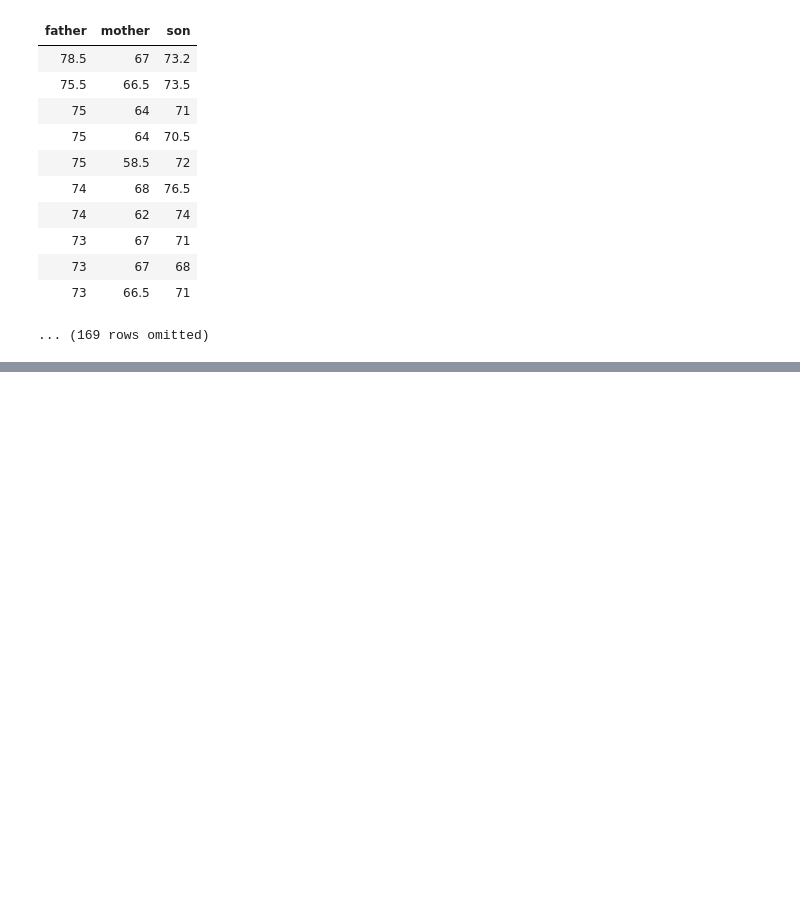
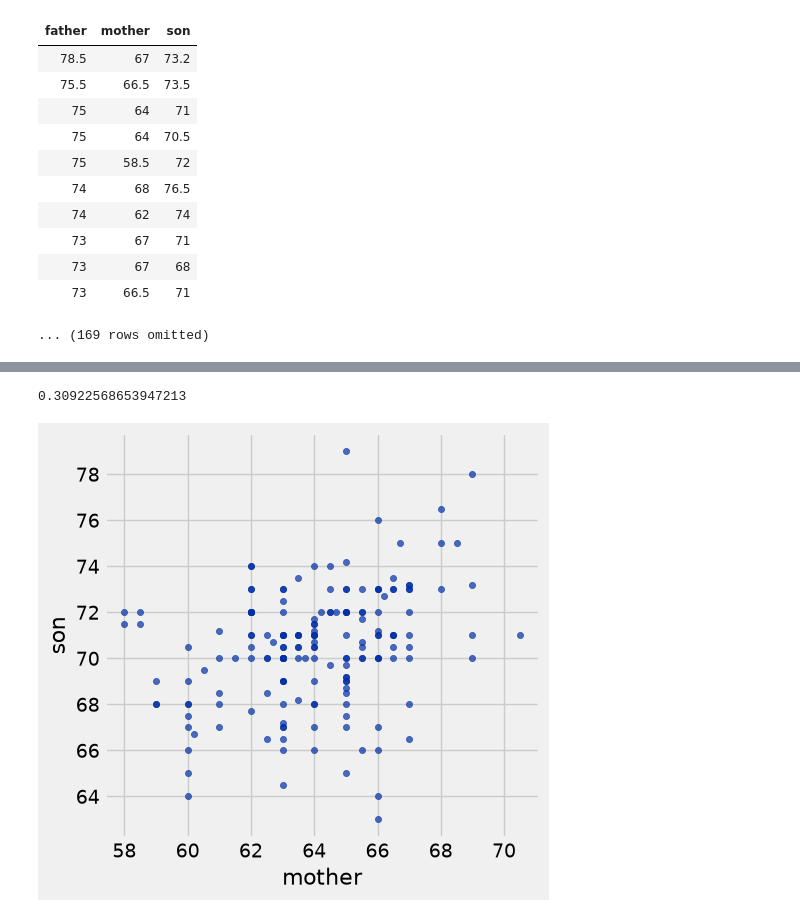
Before and after one commit to lawtonsclass/f26-code-from-class, a Jupyter notebook: data8/ch15.ipynb, the cells around one changed output, grey strips where cells are left out. Cells and saved outputs as stored; diff of their text form; code cells hidden in the pictures; blank space fills up the shorter version.

```diff
--- a/data8/ch15.ipynb
+++ b/data8/ch15.ipynb
@@ -348,0 +355,6 @@ sons_heights
+# %%
+sons_heights.scatter('mother', 'son')
+correlation(sons_heights, 'mother', 'son')
+# %% [output]
+0.30922568653947213
+[figure, added]
```
Also changed, not shown: parts of 4 cells of this notebook.
